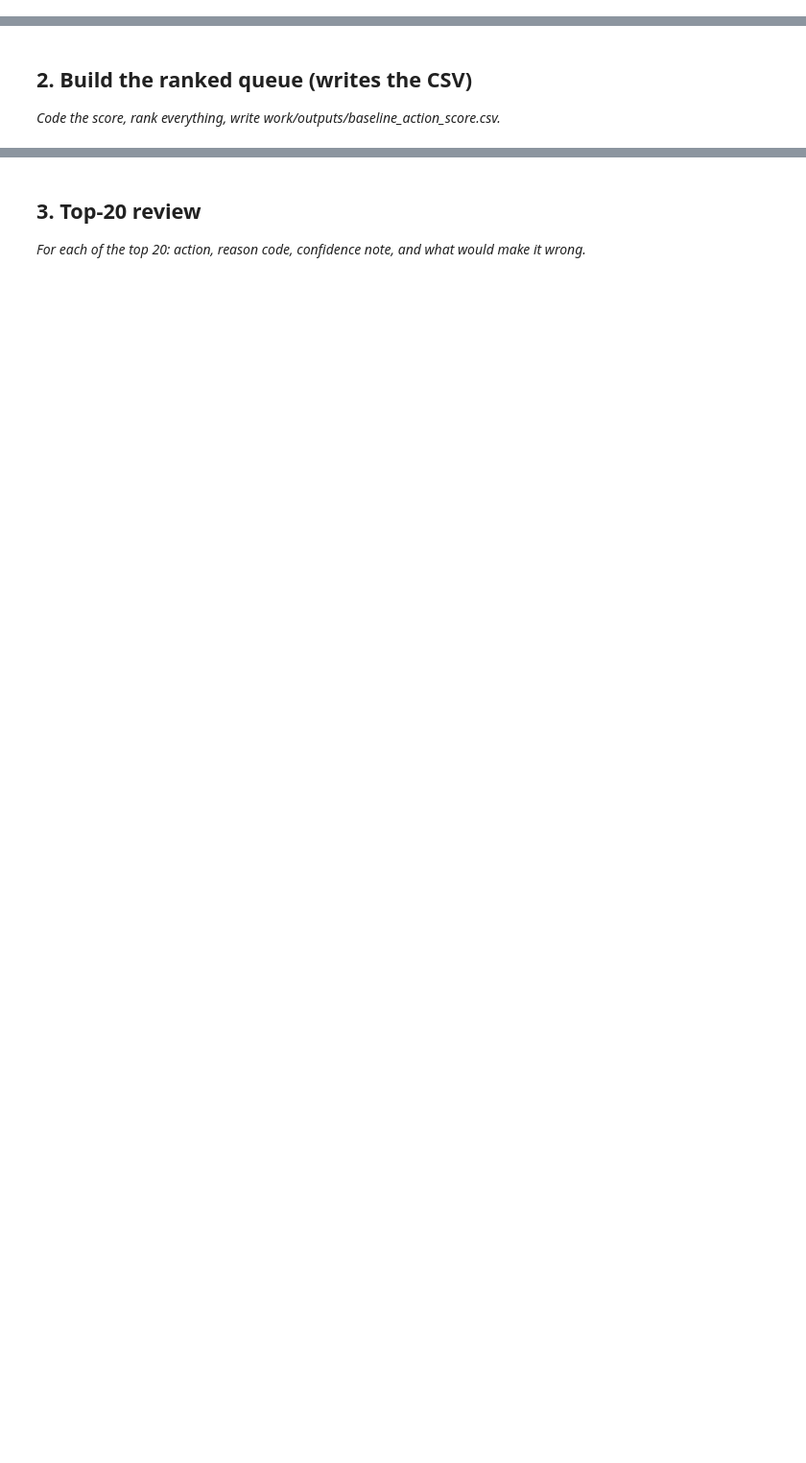
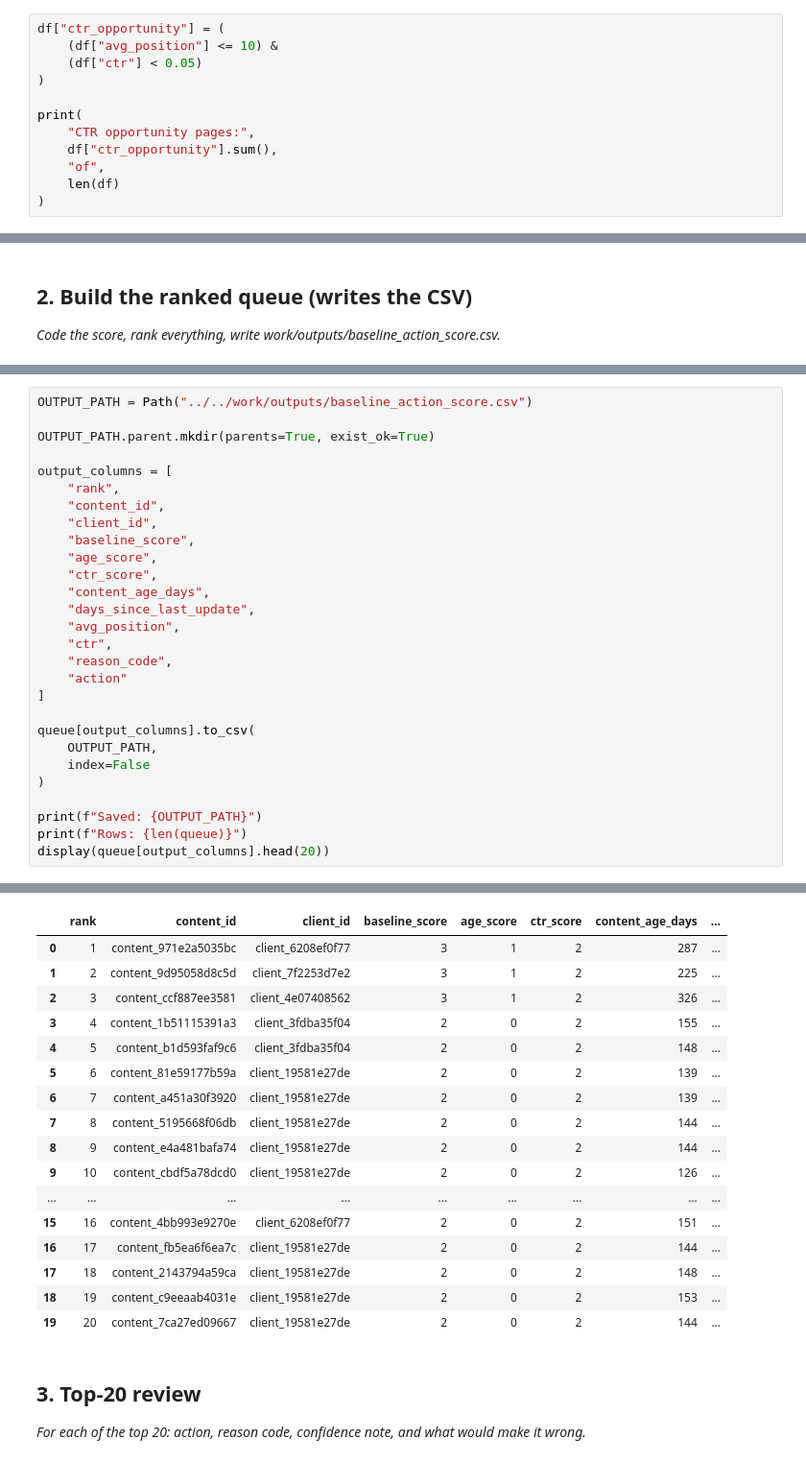
Before and after one commit to aniqaatiq842-commits/Flyrank-ML-INTERNSHIP, a Jupyter notebook: work/notebooks/w04_baseline_score.ipynb, the cells around one changed output, grey strips where cells are left out. Shown at 96% size. Cells and saved outputs as stored; diff of their text form; blank space fills up the shorter version.

```diff
--- a/work/notebooks/w04_baseline_score.ipynb
+++ b/work/notebooks/w04_baseline_score.ipynb
@@ -15,0 +301,12 @@ This skeleton is yours to fill. Work the sections **in order** — each one has
+# %%
+df["ctr_opportunity"] = (
+    (df["avg_position"] <= 10) &
+    (df["ctr"] < 0.05)
+)
+
+print(
+    "CTR opportunity pages:",
+    df["ctr_opportunity"].sum(),
+    "of",
+    len(df)
+)
@@ -22,0 +397,29 @@ This skeleton is yours to fill. Work the sections **in order** — each one has
+# %%
+OUTPUT_PATH = Path("../../work/outputs/baseline_action_score.csv")
+
+OUTPUT_PATH.parent.mkdir(parents=True, exist_ok=True)
+
+output_columns = [
+    "rank",
+    "content_id",
+    "client_id",
+    "baseline_score",
+    "age_score",
+    "ctr_score",
+    "content_age_days",
+    "days_since_last_update",
+    "avg_position",
+    "ctr",
+    "reason_code",
+    "action"
+]
+
+queue[output_columns].to_csv(
+    OUTPUT_PATH,
+    index=False
+)
+
+print(f"Saved: {OUTPUT_PATH}")
+print(f"Rows: {len(queue)}")
+display(queue[output_columns].head(20))
+# %% [output]
@@ -23,3 +428,20 @@ This skeleton is yours to fill. Work the sections **in order** — each one has
+|  | rank | content_id | client_id | baseline_score | age_score | ctr_score | content_age_days | ... |
+| 0 | 1 | content_971e2a5035bc | client_6208ef0f77 | 3 | 1 | 2 | 287 | ... |
+| 1 | 2 | content_9d95058d8c5d | client_7f2253d7e2 | 3 | 1 | 2 | 225 | ... |
+| 2 | 3 | content_ccf887ee3581 | client_4e07408562 | 3 | 1 | 2 | 326 | ... |
+| 3 | 4 | content_1b51115391a3 | client_3fdba35f04 | 2 | 0 | 2 | 155 | ... |
+| 4 | 5 | content_b1d593faf9c6 | client_3fdba35f04 | 2 | 0 | 2 | 148 | ... |
+| 5 | 6 | content_81e59177b59a | client_19581e27de | 2 | 0 | 2 | 139 | ... |
+| 6 | 7 | content_a451a30f3920 | client_19581e27de | 2 | 0 | 2 | 139 | ... |
+| 7 | 8 | content_5195668f06db | client_19581e27de | 2 | 0 | 2 | 144 | ... |
+| 8 | 9 | content_e4a481bafa74 | client_19581e27de | 2 | 0 | 2 | 144 | ... |
+| 9 | 10 | content_cbdf5a78dcd0 | client_19581e27de | 2 | 0 | 2 | 126 | ... |
+| ... | ... | ... | ... | ... | ... | ... | ... | ... |
+| 15 | 16 | content_4bb993e9270e | client_6208ef0f77 | 2 | 0 | 2 | 151 | ... |
+| 16 | 17 | content_fb5ea6f6ea7c | client_19581e27de | 2 | 0 | 2 | 144 | ... |
+| 17 | 18 | content_2143794a59ca | client_19581e27de | 2 | 0 | 2 | 148 | ... |
+| 18 | 19 | content_c9eeaab4031e | client_19581e27de | 2 | 0 | 2 | 153 | ... |
+| 19 | 20 | content_7ca27ed09667 | client_19581e27de | 2 | 0 | 2 | 144 | ... |
 # %% [markdown]
 ## 3. Top-20 review
 
```
Also changed, not shown: parts of 23 cells of this notebook.
